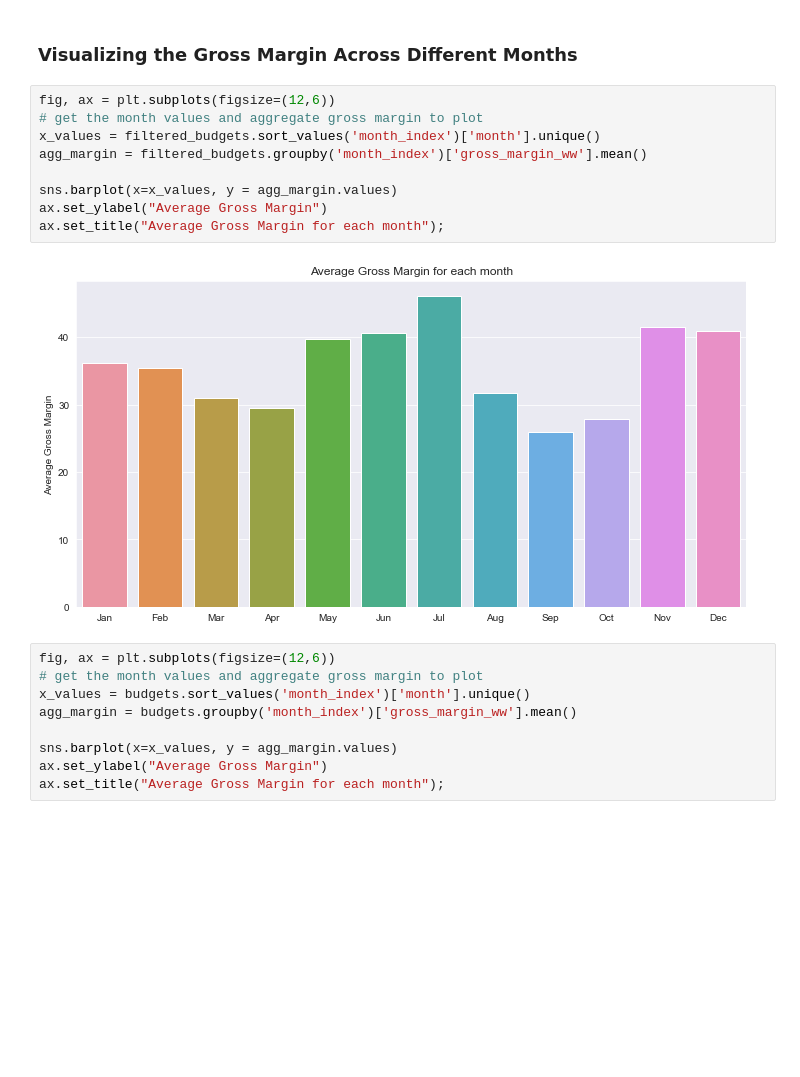
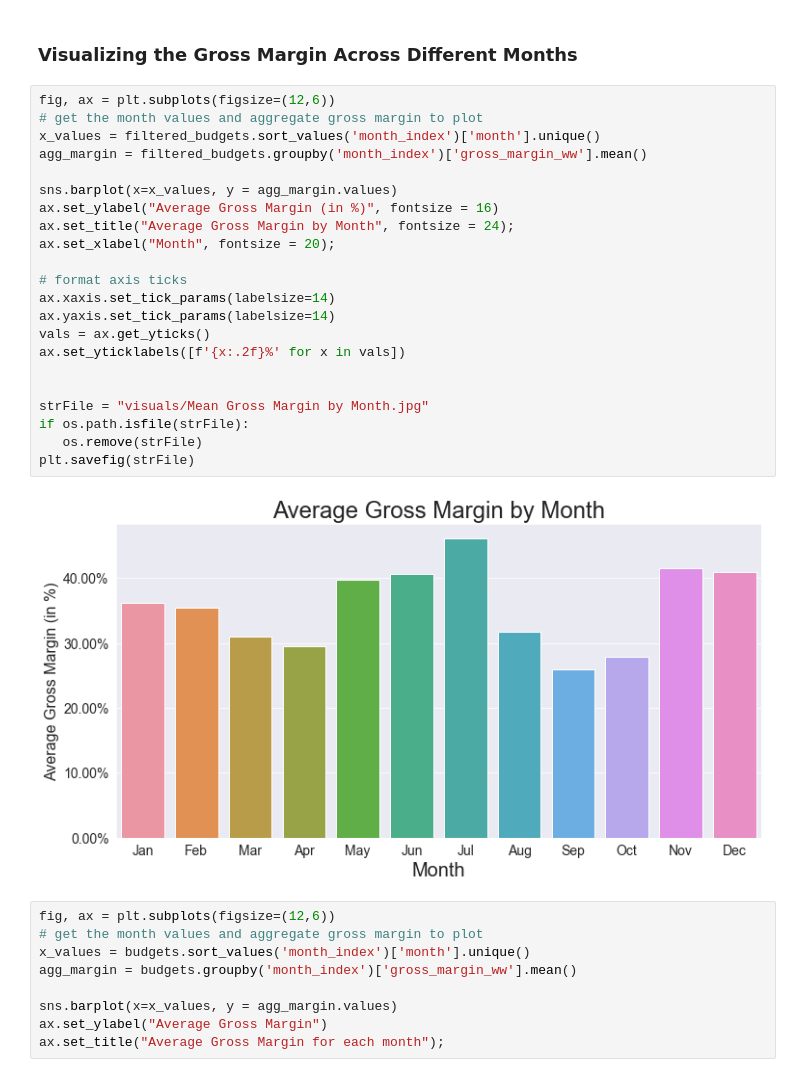
Before and after one commit to masonbatch/dsc-capstone, a Jupyter notebook: student.ipynb, the cells around one changed output. Drawn from its saved outputs; the diff is of its cells as text; blank space fills up the shorter version.

```diff
--- a/student.ipynb
+++ b/student.ipynb
@@ -800,14 +850,27 @@ sns.regplot(data = sample_ww, x = "production_budget" , y = "total_profit", ax=a
 # %%
 fig, ax = plt.subplots(figsize=(12,6))
 # get the month values and aggregate gross margin to plot
 x_values = filtered_budgets.sort_values('month_index')['month'].unique()
 agg_margin = filtered_budgets.groupby('month_index')['gross_margin_ww'].mean()
 
 sns.barplot(x=x_values, y = agg_margin.values)
-ax.set_ylabel("Average Gross Margin")
-ax.set_title("Average Gross Margin for each month");
+ax.set_ylabel("Average Gross Margin (in %)", fontsize = 16)
+ax.set_title("Average Gross Margin by Month", fontsize = 24);
+ax.set_xlabel("Month", fontsize = 20);
+
+# format axis ticks
+ax.xaxis.set_tick_params(labelsize=14)
+ax.yaxis.set_tick_params(labelsize=14)
+vals = ax.get_yticks()
+ax.set_yticklabels([f'{x:.2f}%' for x in vals])
+
+
+strFile = "visuals/Mean Gross Margin by Month.jpg"
+if os.path.isfile(strFile):
+   os.remove(strFile)
+plt.savefig(strFile)
 # %% [output]
-[figure, old version]
+[figure, new version]
 # %%
 fig, ax = plt.subplots(figsize=(12,6))
 # get the month values and aggregate gross margin to plot
```
Also changed, not shown: parts of 41 cells of this notebook, 6 other files.
